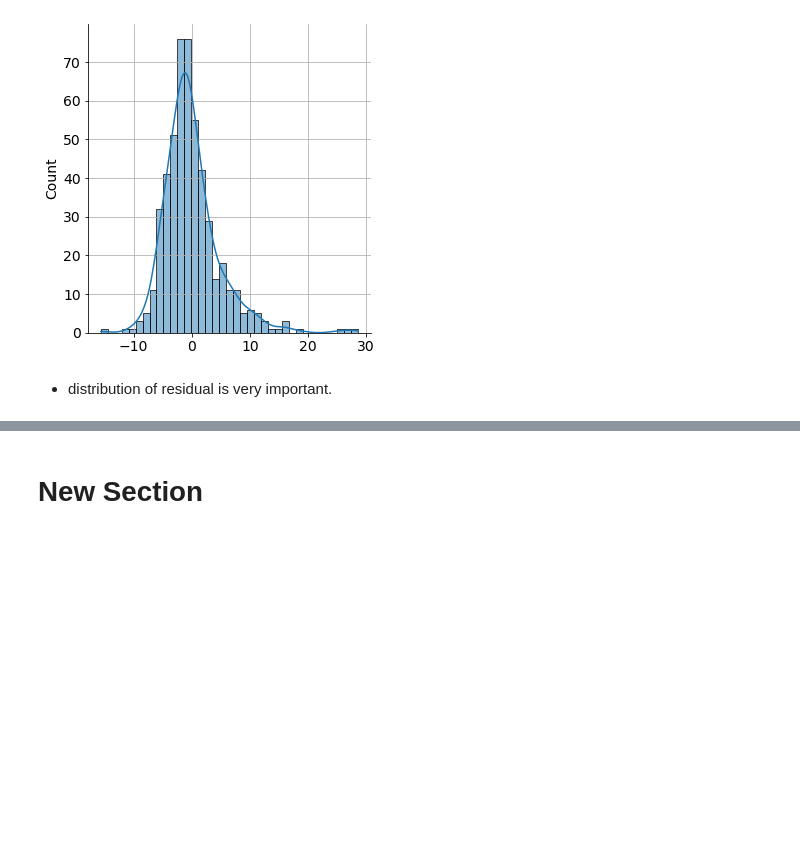
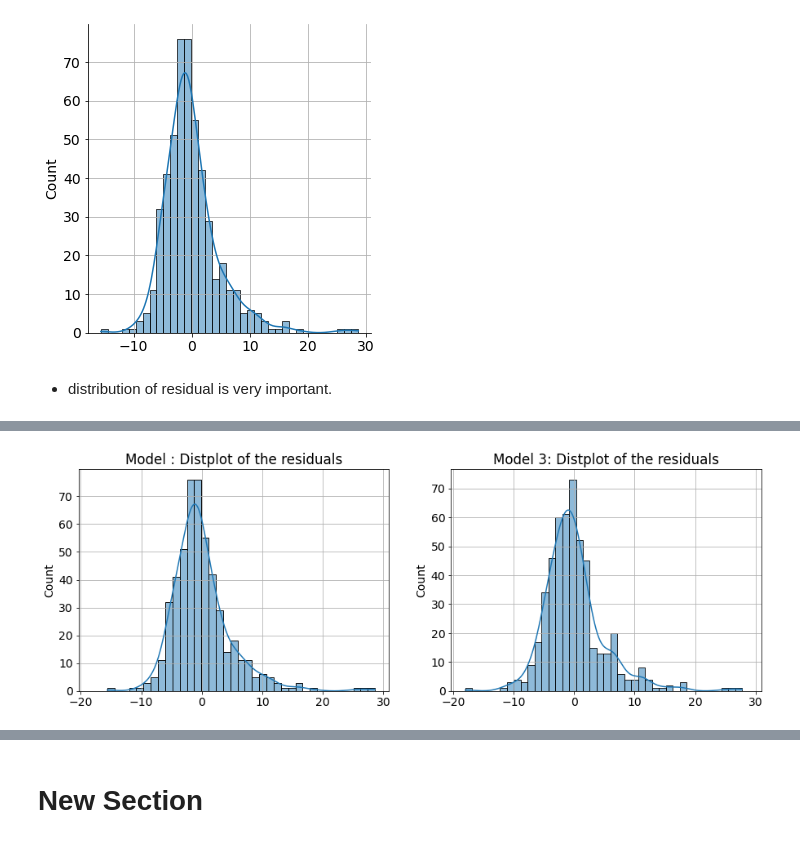
Before and after one commit to TanushreeBose26/data-projects, a Jupyter notebook: Boston_Housing.ipynb, the cells around one changed output, grey strips where cells are left out. Drawn from its saved outputs; the diff is of its cells as text; code cells hidden in the pictures; blank space fills up the shorter version.

```diff
--- a/Boston_Housing.ipynb
+++ b/Boston_Housing.ipynb
@@ -355,0 +565,13 @@ strong multicollinearity or other numerical problems.
+# %%
+f,a =  plt.subplots(1,2, sharex=True, sharey=False, squeeze=False, figsize=(15,5))
+
+#Plotting the distplot and the boxplot of the residuals for model 8
+
+plot_0 = sns.histplot(model.resid, ax=a[0][0], kde=True)
+a[0][0].set_title('Model : Distplot of the residuals')
+
+plot_1 = sns.histplot(model3.resid, ax=a[0][1], kde=True)
+a[0][1].set_title('Model 3: Distplot of the residuals')
+plt.show()
+# %% [output]
+[figure, added]
```
Also changed, not shown: parts of 37 cells of this notebook.
